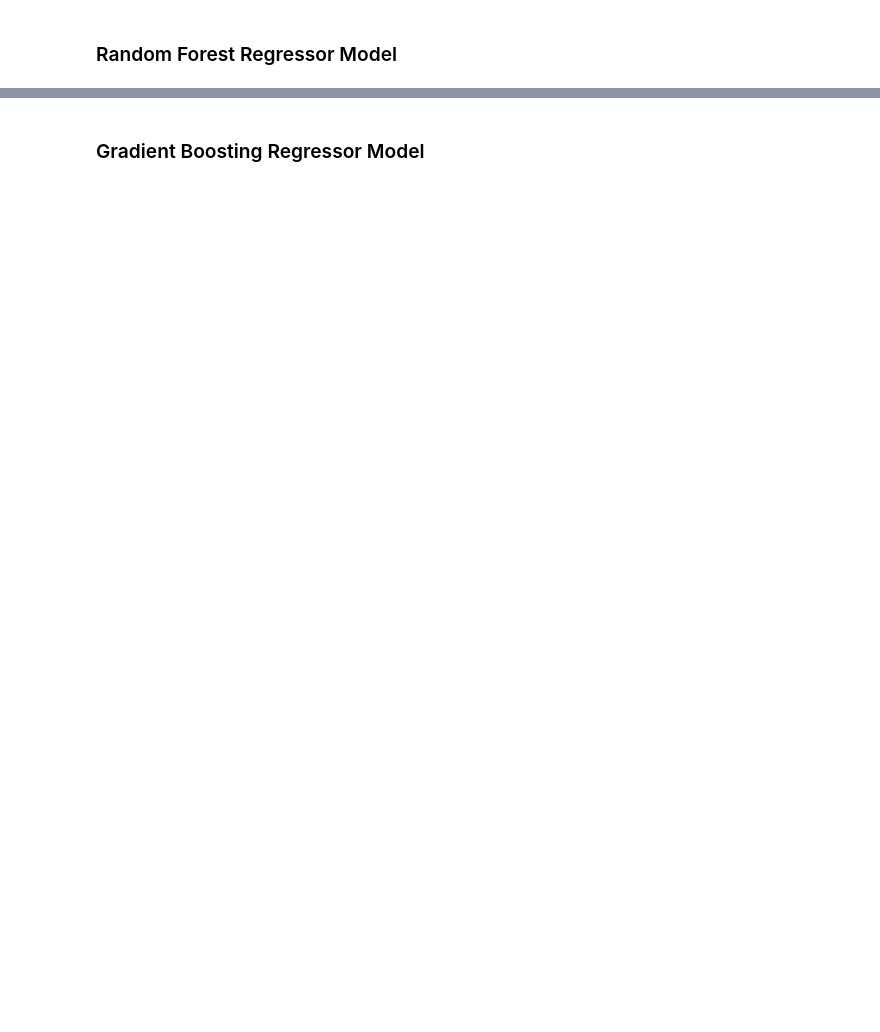
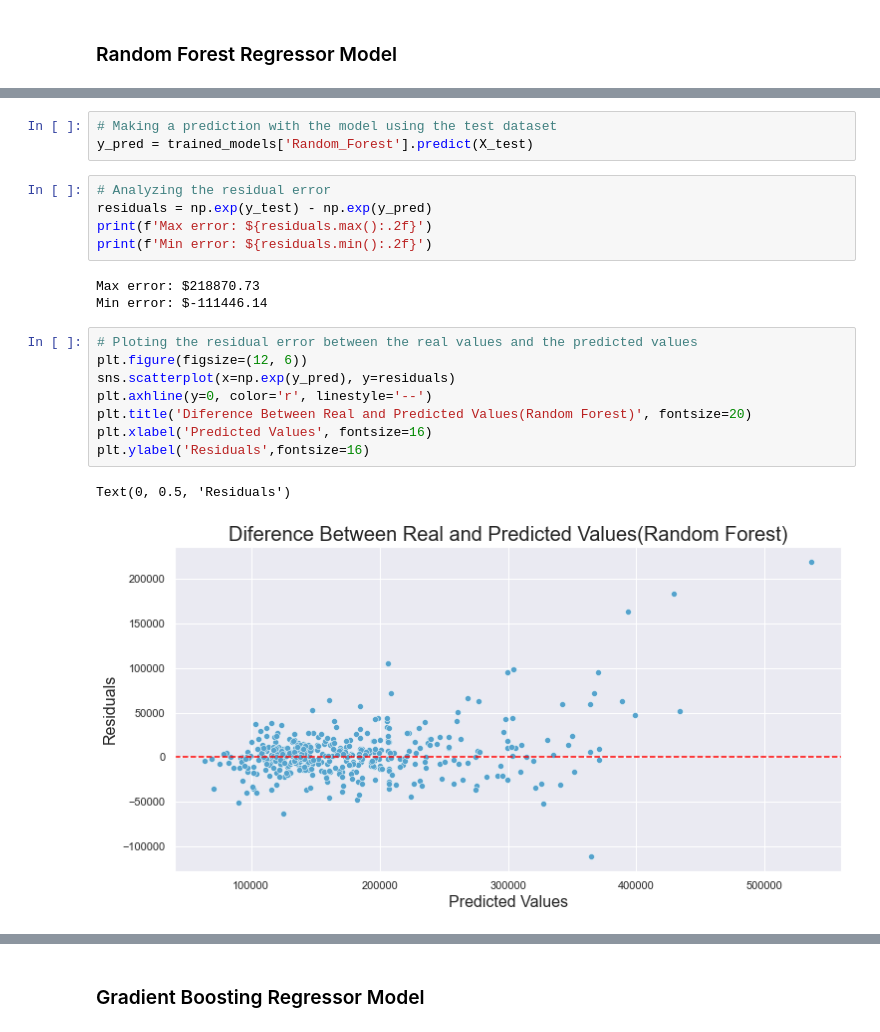
Before and after one commit to Guilhermedbs/House-Prices, a Jupyter notebook: House prices.ipynb, the cells around one changed output, grey strips where cells are left out. Cells and saved outputs as stored; diff of their text form; blank space fills up the shorter version.

Commit message:
finished analyzing models

```diff
--- a/House prices.ipynb
+++ b/House prices.ipynb
@@ -672,0 +639,22 @@ y_pred = trained_models['Random_Forest'].predict(X_test)
+# %%
+# Making a prediction with the model using the test dataset
+y_pred = trained_models['Random_Forest'].predict(X_test)
+# %%
+# Analyzing the residual error
+residuals = np.exp(y_test) - np.exp(y_pred)
+print(f'Max error: ${residuals.max():.2f}')
+print(f'Min error: ${residuals.min():.2f}')
+# %% [output]
+Max error: $218870.73
+Min error: $-111446.14
+# %%
+# Ploting the residual error between the real values and the predicted values
+plt.figure(figsize=(12, 6))
+sns.scatterplot(x=np.exp(y_pred), y=residuals)
+plt.axhline(y=0, color='r', linestyle='--')
+plt.title('Diference Between Real and Predicted Values(Random Forest)', fontsize=20)
+plt.xlabel('Predicted Values', fontsize=16)
+plt.ylabel('Residuals',fontsize=16)
+# %% [output]
+Text(0, 0.5, 'Residuals')
+[figure, added]
```
Also changed, not shown: parts of 28 cells of this notebook.
